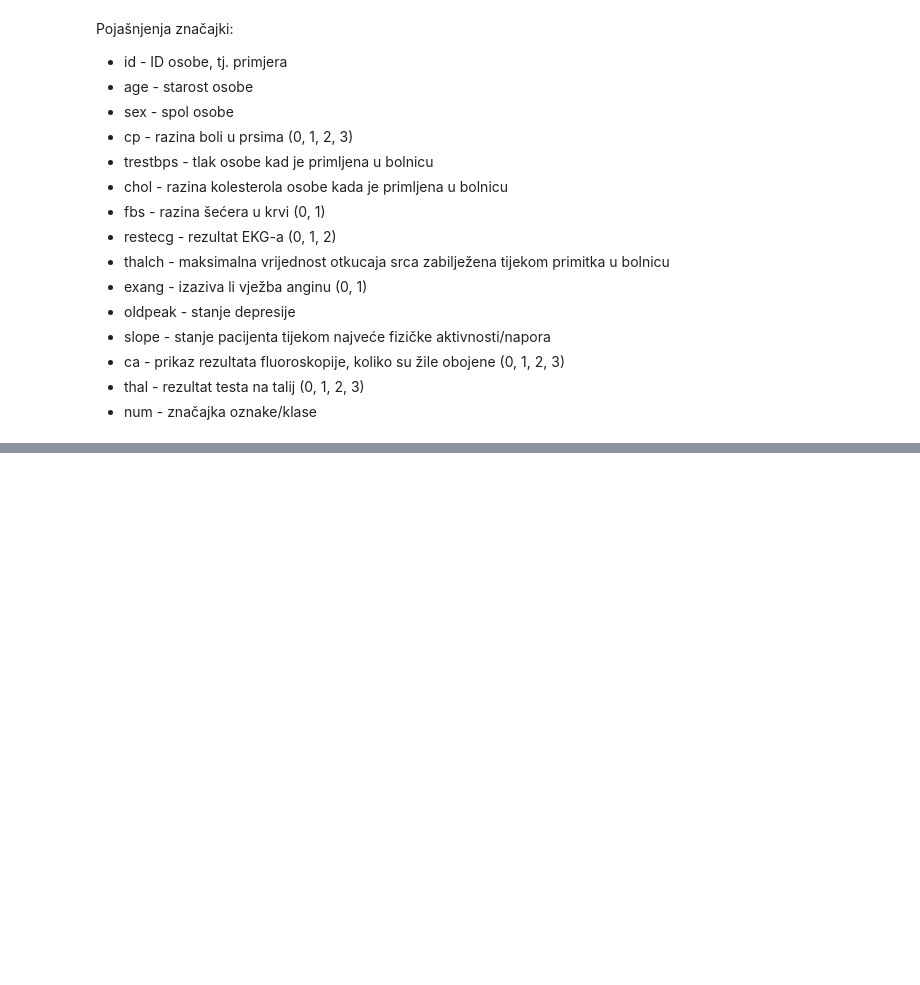
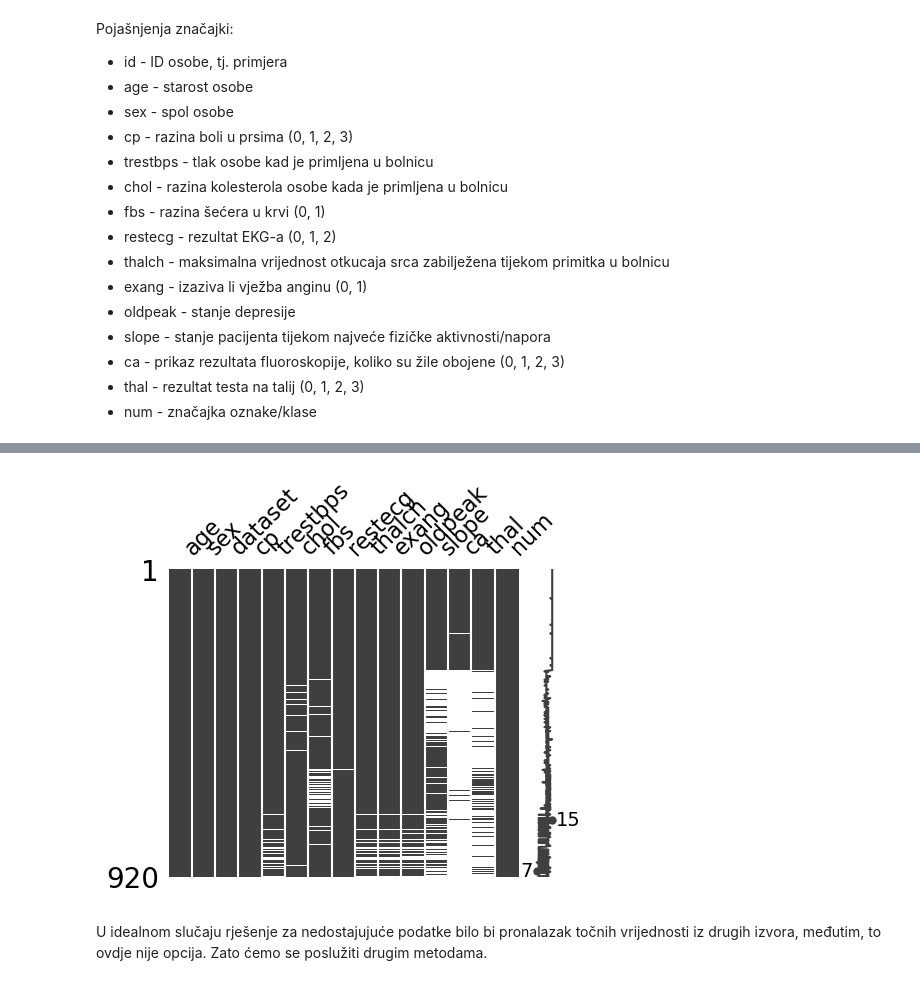
Before and after one commit to lucijaprodan/UZOP-project, a Jupyter notebook: ML_hf_analysis.ipynb, the cells around one changed output, grey strips where cells are left out. Drawn from its saved outputs; the diff is of its cells as text; code cells hidden in the pictures; blank space fills up the shorter version.

```diff
--- a/ML_hf_analysis.ipynb
+++ b/ML_hf_analysis.ipynb
@@ -65,0 +132,2 @@ df.describe()
+# %%
+df.drop('id', axis = 1, inplace=True)
@@ -65,0 +176,6 @@ df.describe()
+# %%
+mn.matrix(df,figsize=(5,4));
+# %% [output]
+[figure, added]
+# %% [markdown]
+U idealnom slučaju rješenje za nedostajujuće podatke bilo bi pronalazak točnih vrijednosti iz drugih izvora, međutim, to ovdje nije opcija. Zato ćemo se poslužiti drugim metodama.
```
Also changed, not shown: parts of 26 cells of this notebook, 1 other file.
